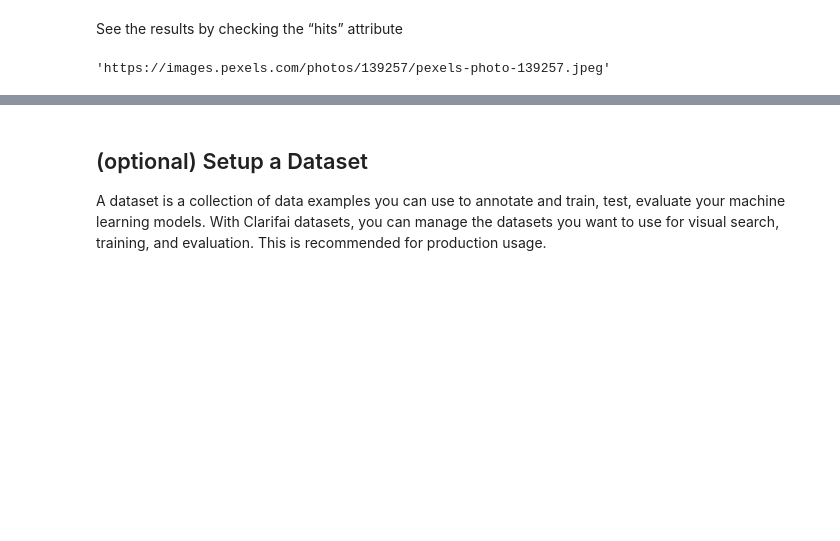
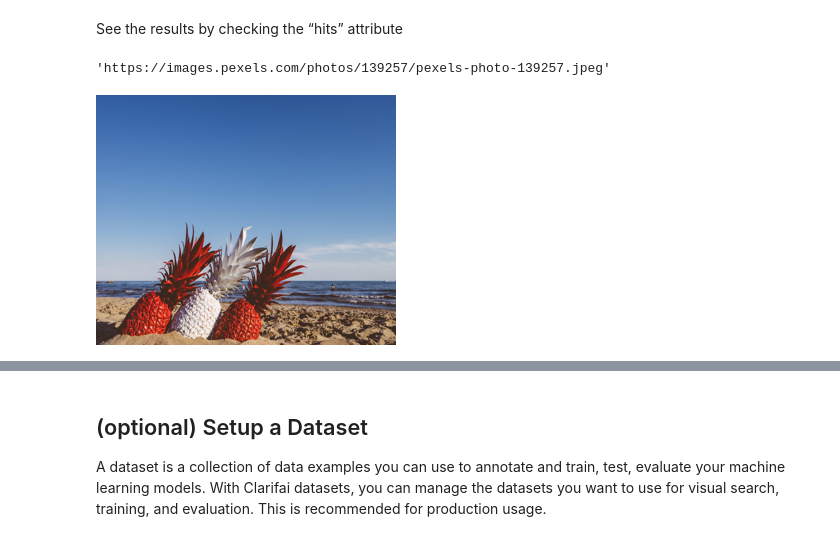
Before and after one commit to Clarifai/examples, a Jupyter notebook: search/cross_modal_search.ipynb, the cells around one changed output, grey strips where cells are left out. Saved outputs shown, nothing was run; the diff lists cells and outputs as text; code cells hidden in the pictures; blank space fills up the shorter version.

```diff
--- a/search/cross_modal_search.ipynb
+++ b/search/cross_modal_search.ipynb
@@ -67,3 +108,12 @@ for r in response:
 hit
 # %% [output]
 'https://images.pexels.com/photos/139257/pexels-photo-139257.jpeg'
+# %%
+from PIL import Image
+import requests
+from IPython.display import display
+
+hit_img = Image.open(requests.get(hit, stream=True).raw).resize((300,250))
+display(hit_img)
+# %% [output]
+[figure, added]
```
Also changed, not shown: parts of 11 cells of this notebook, 3 other files.
